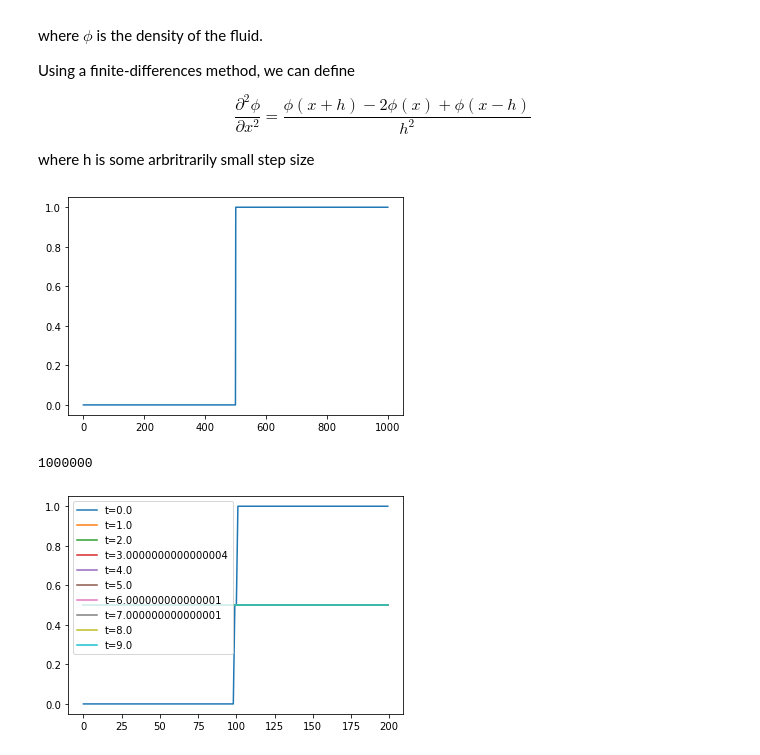
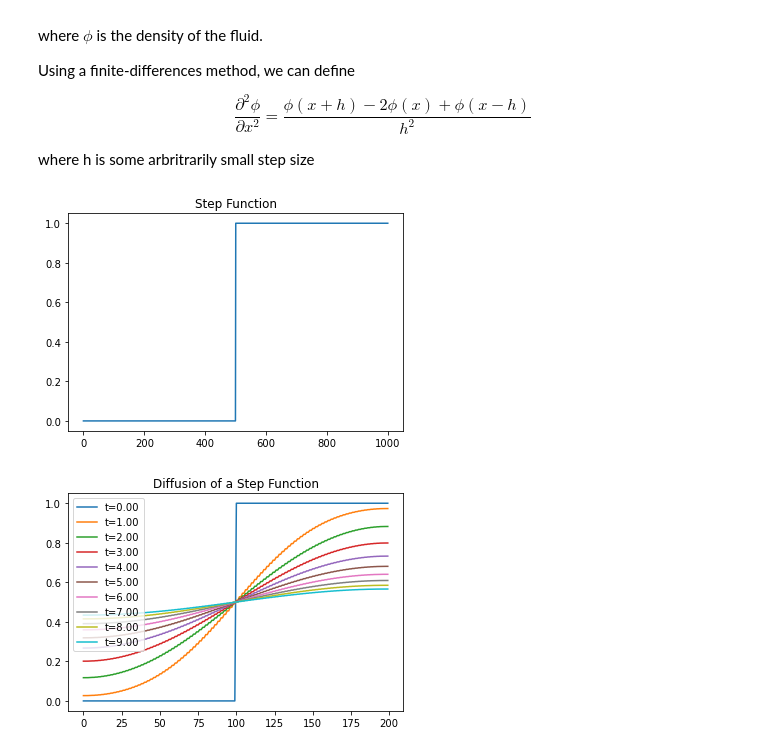
Before and after one commit to brandonhieunguyen/129L_project, a Jupyter notebook: main.ipynb, the cells around one changed output. Saved outputs shown, nothing was run; the diff lists cells and outputs as text; code cells hidden in the pictures.

Commit message:
Finished diffusion coefficient calibration

```diff
--- a/main.ipynb
+++ b/main.ipynb
@@ -29,22 +30,24 @@ def dx_sq(phi):
 # %%
 phi = np.asarray(np.append(np.zeros(500), np.ones(500)))
 plt.plot(phi)
+plt.title('Step Function')
 plt.show()
 # %% [output]
-[figure, old version]
+[figure, new version]
-# %%
-D = 50000
-T = 10
-
-dt = (1/2) / D
-n = round(T/dt)
-n
-# %% [output]
-1000000
 # %%
+D = 1000
+T = 10
+
+dt = (1/2) / D
+n = round(T/dt)
+n
+
 phi = np.asarray(np.append(np.zeros(100), np.ones(100)))
 
 for i in range(n):
+    if i % (n/10) == 0:
+        plt.plot(phi, label=f't={i*dt:.2f}')
+
     phi_dx2 = dx_sq(phi)
     phi_centered = phi[1:-1]
     phi[1:-1] = phi_centered + (dt * D * phi_dx2)
@@ -53,9 +56,8 @@ for i in range(n):
     phi[0] = phi[1]
     phi[-1] = phi[-2]
 
-    if i % (n/10) == 0:
-        plt.plot(phi, label=f't={i*dt:.2f}')
+plt.title('Diffusion of a Step Function')
 plt.legend()
 plt.show()
 # %% [output]
-[figure, old version]
+[figure, new version]
```
Also changed, not shown: parts of 21 cells of this notebook.
